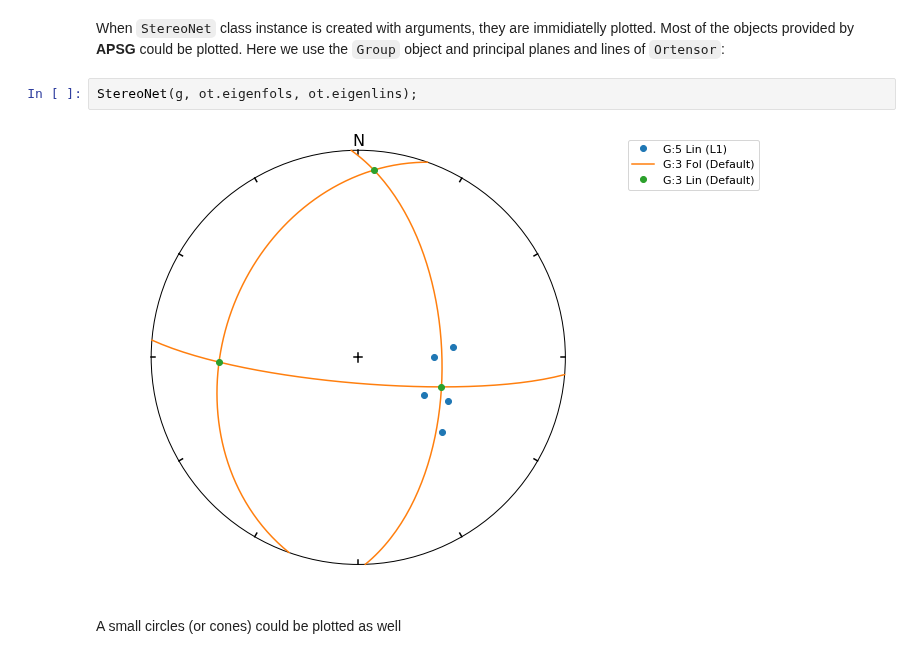
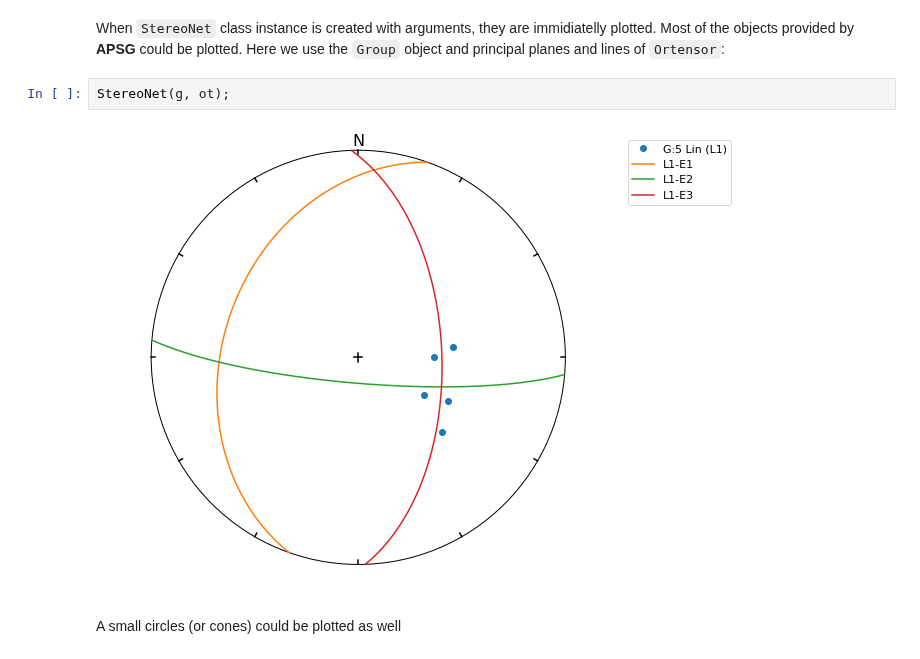
Before and after one commit to ondrolexa/apsg, a Jupyter notebook: examples/apsg_tutorial.ipynb, the cells around one changed output. Drawn from its saved outputs; the diff is of its cells as text.

```diff
--- a/examples/apsg_tutorial.ipynb
+++ b/examples/apsg_tutorial.ipynb
@@ -295,9 +336,9 @@ s.show()
 # %% [markdown]
 When ``StereoNet`` class instance is created with arguments, they are immidiatelly plotted. Most of the objects provided by **APSG** could be plotted. Here we use the ``Group`` object and principal planes and lines of ``Ortensor``:
 # %%
-StereoNet(g, ot.eigenfols, ot.eigenlins);
+StereoNet(g, ot);
 # %% [output]
-[figure, old version]
+[figure, new version]
 # %% [markdown]
 A small circles (or cones) could be plotted as well
 # %%
```
Also changed, not shown: parts of 30 cells of this notebook, 9 other files.
